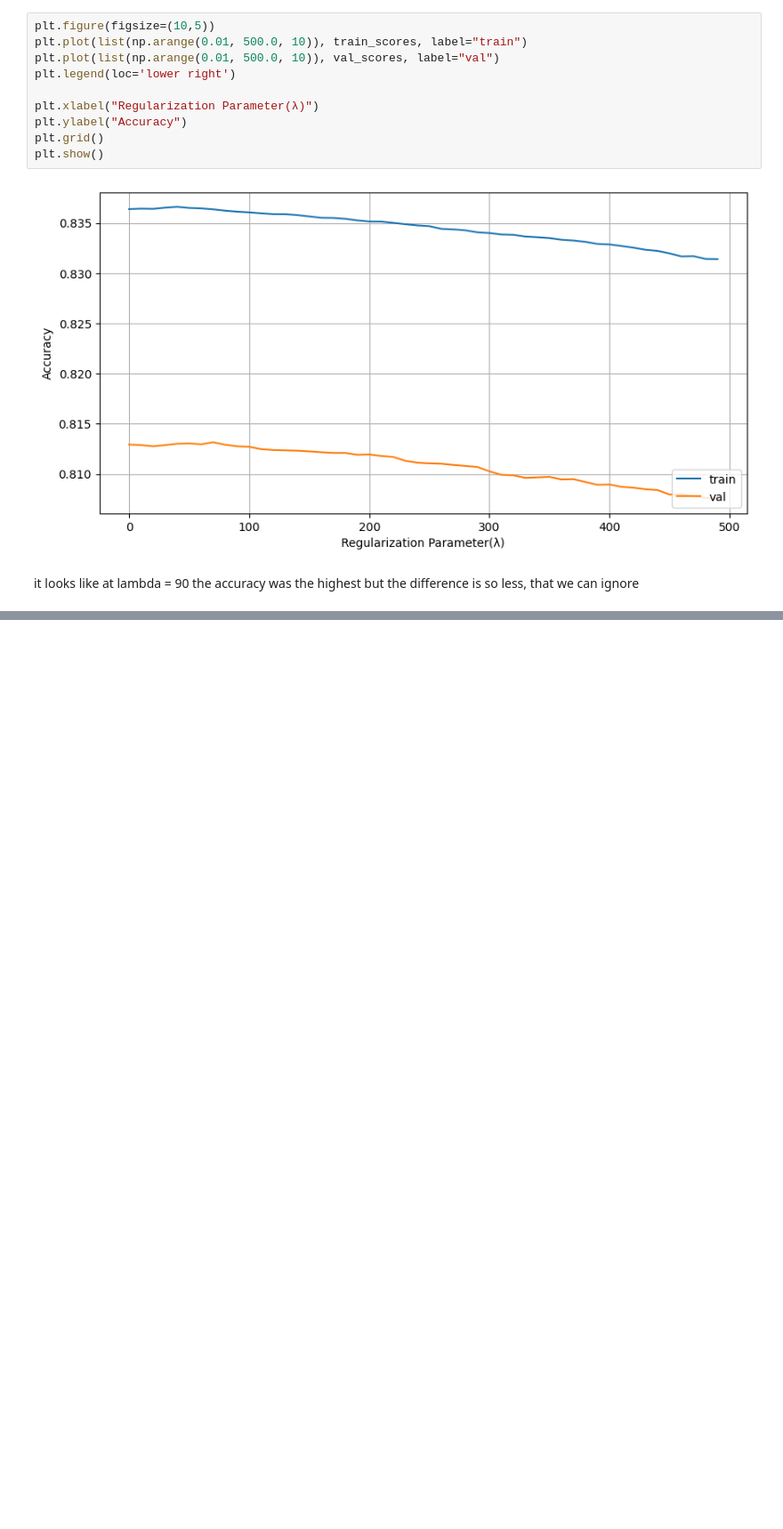
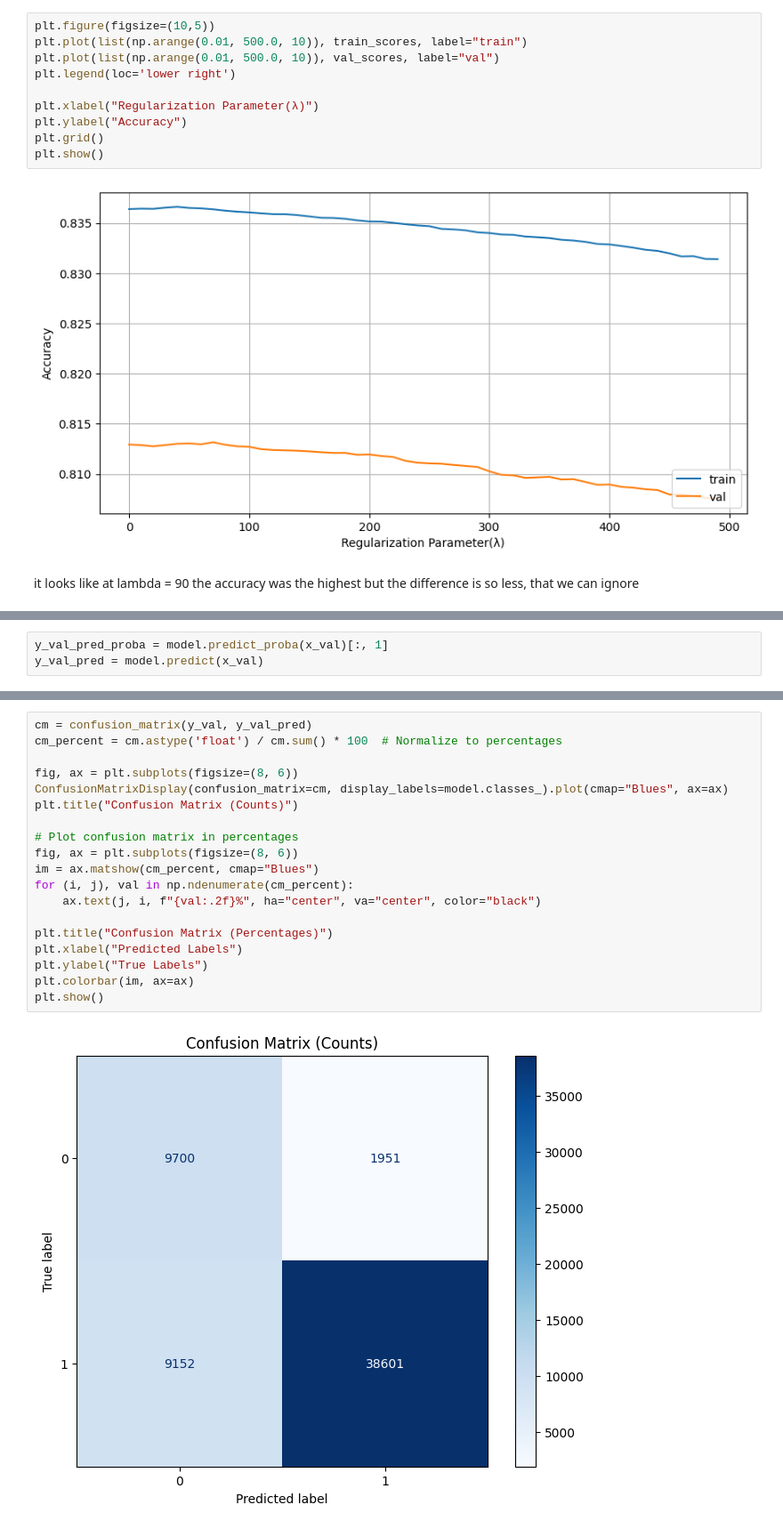
Before and after one commit to IshanSarkar/E-Financial_Services, a Jupyter notebook: python notebook/fintech_logR.ipynb, the cells around one changed output, grey strips where cells are left out. Shown at 89% size. Cells and saved outputs as stored; diff of their text form; blank space fills up the shorter version.

```diff
--- a/python notebook/fintech_logR.ipynb
+++ b/python notebook/fintech_logR.ipynb
@@ -1401,0 +1413,3 @@ it looks like at lambda = 90 the accuracy was the highest but the difference is
+# %%
+y_val_pred_proba = model.predict_proba(x_val)[:, 1]
+y_val_pred = model.predict(x_val)
@@ -1401,0 +1454,21 @@ it looks like at lambda = 90 the accuracy was the highest but the difference is
+# %%
+cm = confusion_matrix(y_val, y_val_pred)
+cm_percent = cm.astype('float') / cm.sum() * 100  # Normalize to percentages
+
+fig, ax = plt.subplots(figsize=(8, 6))
+ConfusionMatrixDisplay(confusion_matrix=cm, display_labels=model.classes_).plot(cmap="Blues", ax=ax)
+plt.title("Confusion Matrix (Counts)")
+
+# Plot confusion matrix in percentages
+fig, ax = plt.subplots(figsize=(8, 6))
+im = ax.matshow(cm_percent, cmap="Blues")
+for (i, j), val in np.ndenumerate(cm_percent):
+    ax.text(j, i, f"{val:.2f}%", ha="center", va="center", color="black")
+
+plt.title("Confusion Matrix (Percentages)")
+plt.xlabel("Predicted Labels")
+plt.ylabel("True Labels")
+plt.colorbar(im, ax=ax)
+plt.show()
+# %% [output]
+[figure, added]
```
Also changed, not shown: parts of 16 cells of this notebook, 1 other file.
